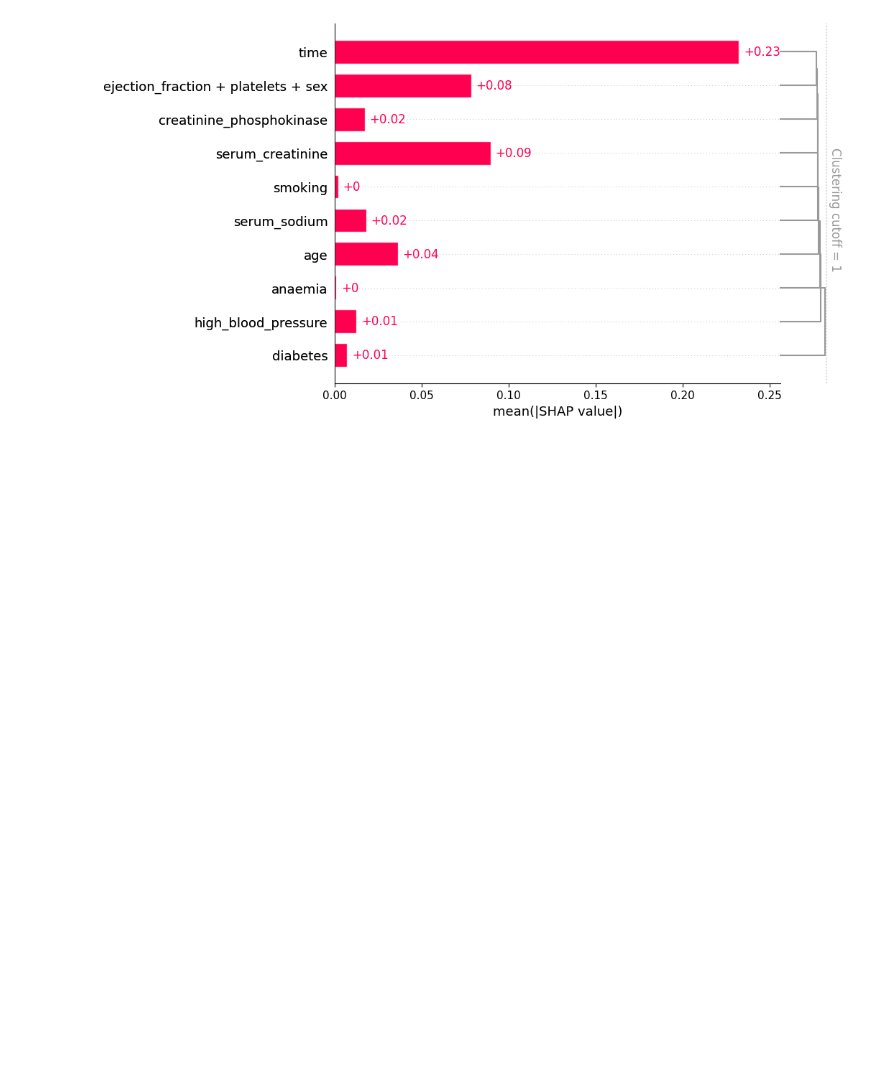
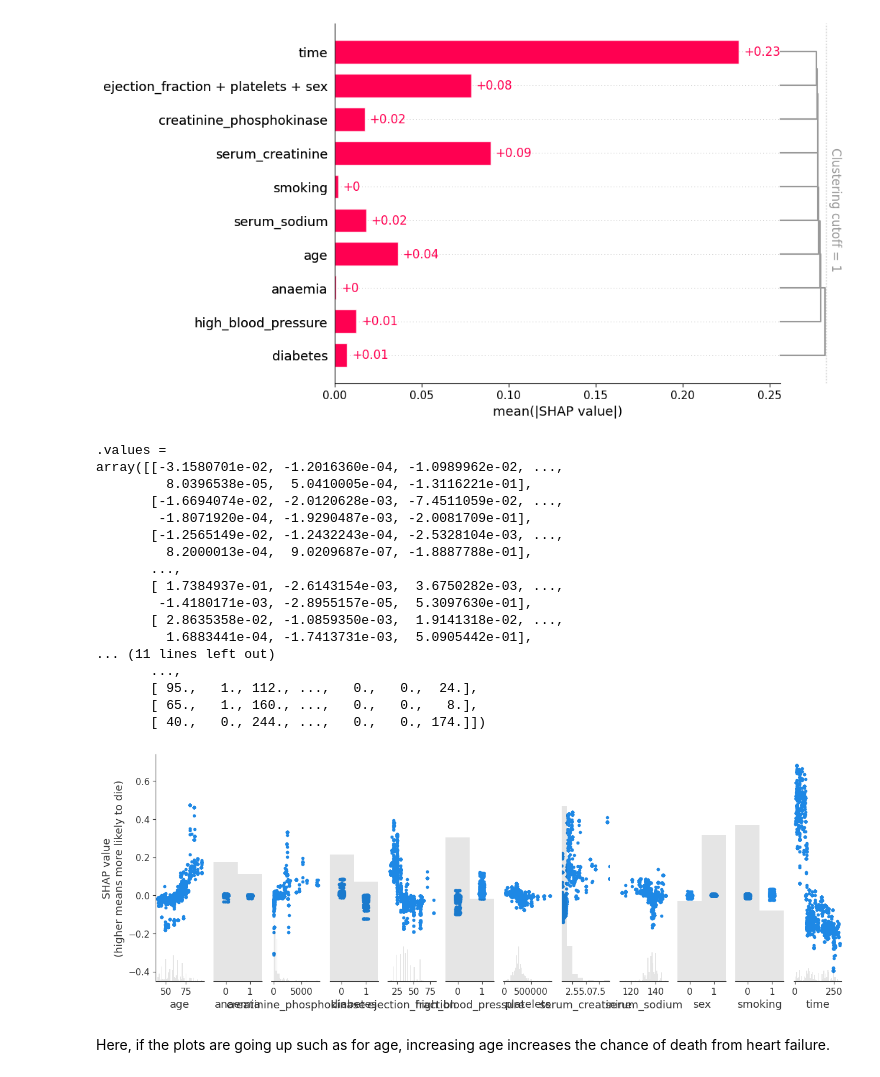
Before and after one commit to queersweetpotato/atlantechAI, a Jupyter notebook: visualisation/vis_testing.ipynb, the cells around one changed output. Saved outputs shown, nothing was run; the diff lists cells and outputs as text; code cells hidden in the pictures; blank space fills up the shorter version.

Commit message:
Added SHAP scatter plot that shows how changing each attribute affects the final value

```diff
--- a/visualisation/vis_testing.ipynb
+++ b/visualisation/vis_testing.ipynb
@@ -179,3 +184,27 @@ clust = shap.utils.hclust(X, y, linkage="single")
 shap.plots.bar(shap_values, clustering=clust, clustering_cutoff=1)
 # %% [output]
 [figure]
+# %%
+# next we make a scattter plot to see how changing parameters will affect the models predictions
+shap.plots.scatter(shap_values, ylabel="SHAP value\n(higher means more likely to die)")
+# %% [output]
+.values =
+array([[-3.1580701e-02, -1.2016360e-04, -1.0989962e-02, ...,
+         8.0396538e-05,  5.0410005e-04, -1.3116221e-01],
+       [-1.6694074e-02, -2.0120628e-03, -7.4511059e-02, ...,
+        -1.8071920e-04, -1.9290487e-03, -2.0081709e-01],
+       [-1.2565149e-02, -1.2432243e-04, -2.5328104e-03, ...,
+         8.2000013e-04,  9.0209687e-07, -1.8887788e-01],
+       ...,
+       [ 1.7384937e-01, -2.6143154e-03,  3.6750282e-03, ...,
+        -1.4180171e-03, -2.8955157e-05,  5.3097630e-01],
+       [ 2.8635358e-02, -1.0859350e-03,  1.9141318e-02, ...,
+         1.6883441e-04, -1.7413731e-03,  5.0905442e-01],
+... (11 lines left out)
+       ...,
+       [ 95.,   1., 112., ...,   0.,   0.,  24.],
+       [ 65.,   1., 160., ...,   0.,   0.,   8.],
+       [ 40.,   0., 244., ...,   0.,   0., 174.]])
+[figure, added]
+# %% [markdown]
+Here, if the plots are going up such as for age, increasing age increases the chance of death from heart failure.
```
Also changed, not shown: parts of 1 cell of this notebook.
